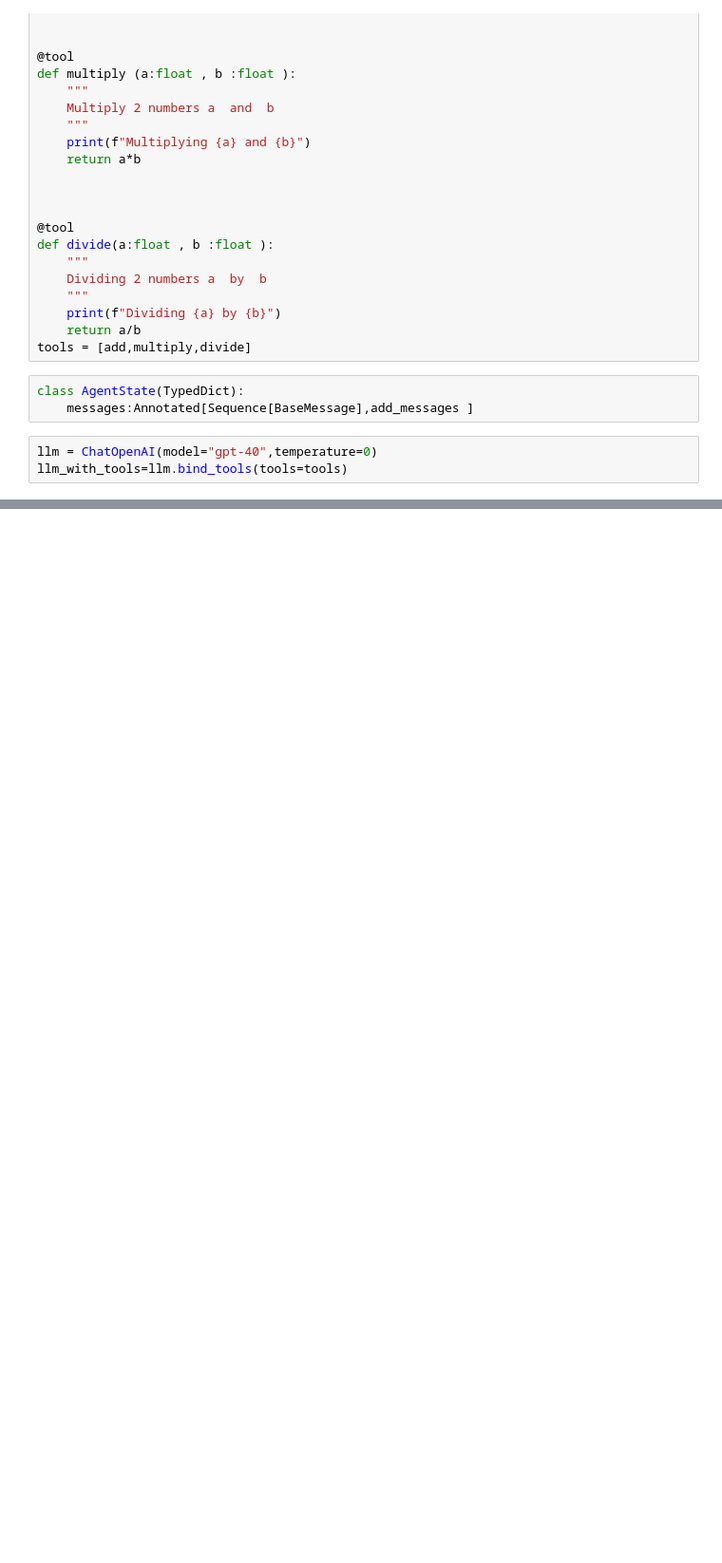
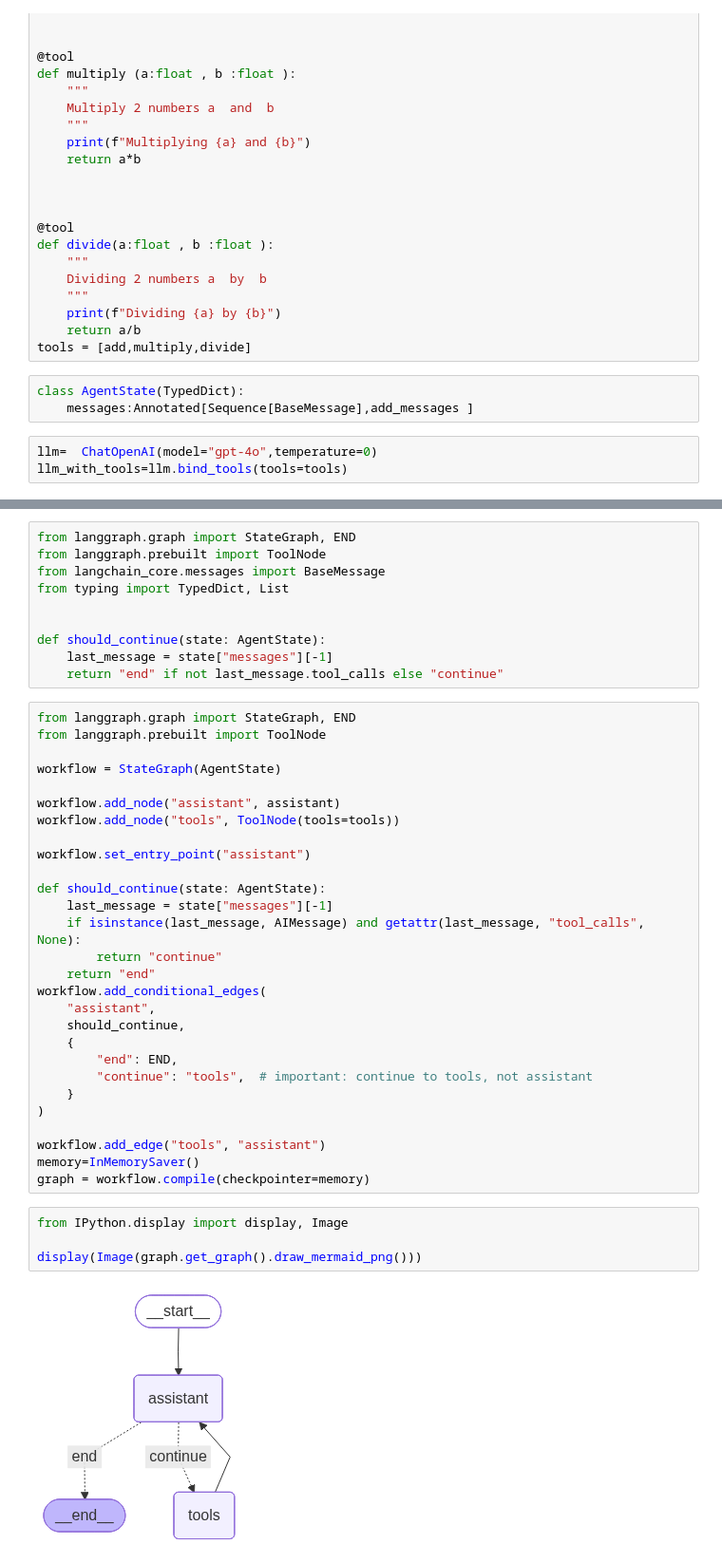
Before and after one commit to Malaak50/Langgraph, a Jupyter notebook: langgraph.ipynb, the cells around one changed output, grey strips where cells are left out. Shown at 95% size. Drawn from its saved outputs; the diff is of its cells as text; blank space fills up the shorter version.

```diff
--- a/langgraph.ipynb
+++ b/langgraph.ipynb
@@ -130,6 +138,6 @@ tools = [add,multiply,divide]
 class AgentState(TypedDict):
     messages:Annotated[Sequence[BaseMessage],add_messages ]
 # %%
-llm = ChatOpenAI(model="gpt-40",temperature=0)
+llm=  ChatOpenAI(model="gpt-4o",temperature=0)
 llm_with_tools=llm.bind_tools(tools=tools)
 # %%
@@ -140,0 +150,44 @@ def assistanr(state:AgentState)->AgentState:
+# %%
+from langgraph.graph import StateGraph, END
+from langgraph.prebuilt import ToolNode
+from langchain_core.messages import BaseMessage
+from typing import TypedDict, List
+
+
+def should_continue(state: AgentState):
+    last_message = state["messages"][-1]
+    return "end" if not last_message.tool_calls else "continue"
+# %%
+from langgraph.graph import StateGraph, END
+from langgraph.prebuilt import ToolNode
+
+workflow = StateGraph(AgentState)
+
+workflow.add_node("assistant", assistant)
+workflow.add_node("tools", ToolNode(tools=tools))
+
+workflow.set_entry_point("assistant")
+
+def should_continue(state: AgentState):
+    last_message = state["messages"][-1]
+    if isinstance(last_message, AIMessage) and getattr(last_message, "tool_calls", None):
+        return "continue"
+    return "end"
+workflow.add_conditional_edges(
+    "assistant",
+    should_continue,
+    {
+        "end": END,
+        "continue": "tools",  # important: continue to tools, not assistant
+    }
+)
+
+workflow.add_edge("tools", "assistant")
+memory=InMemorySaver()
+graph = workflow.compile(checkpointer=memory)
+# %%
+from IPython.display import display, Image
+
+display(Image(graph.get_graph().draw_mermaid_png()))
+# %% [output]
+[figure, added]
```
Also changed, not shown: parts of 7 cells of this notebook, 6 other files.
